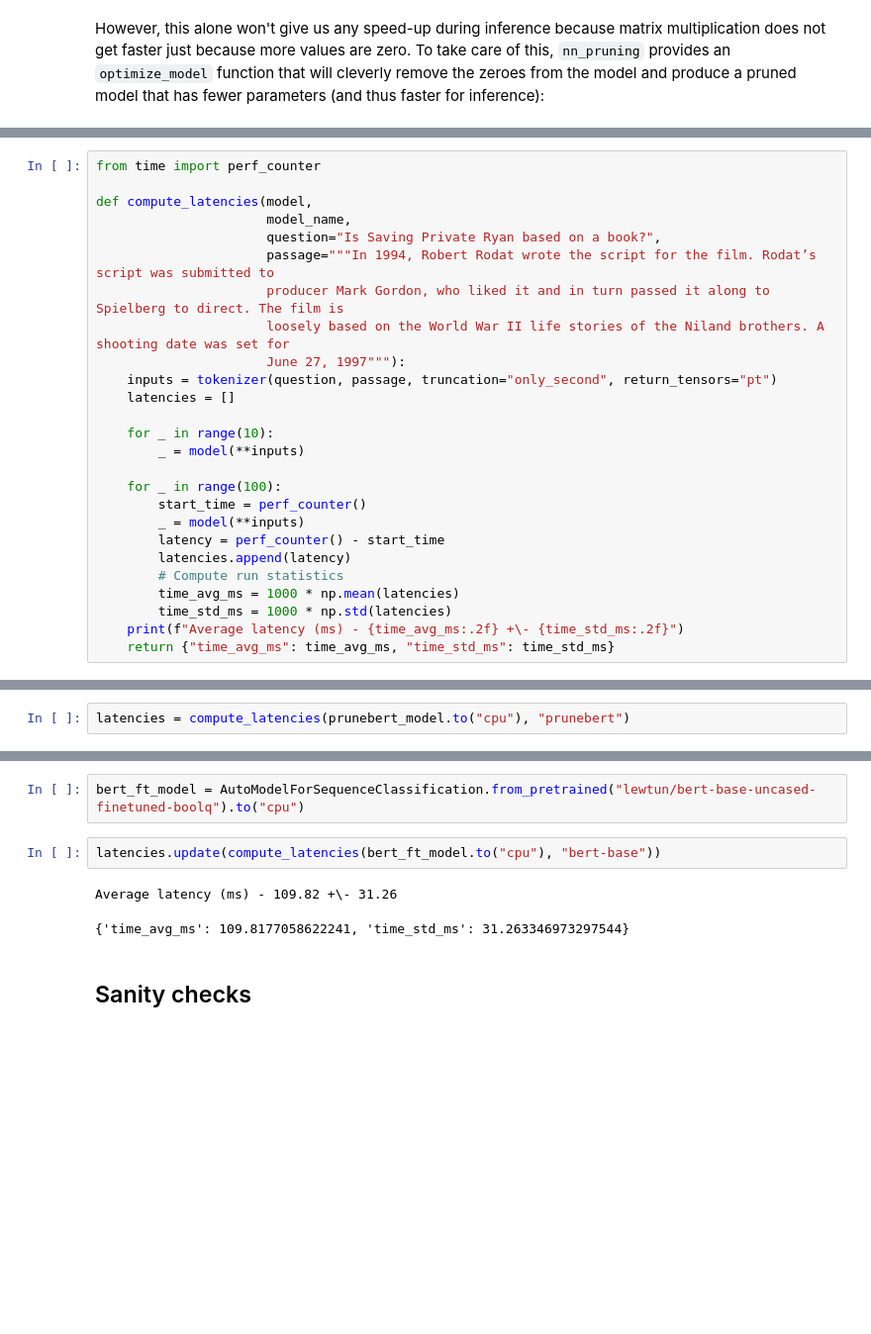
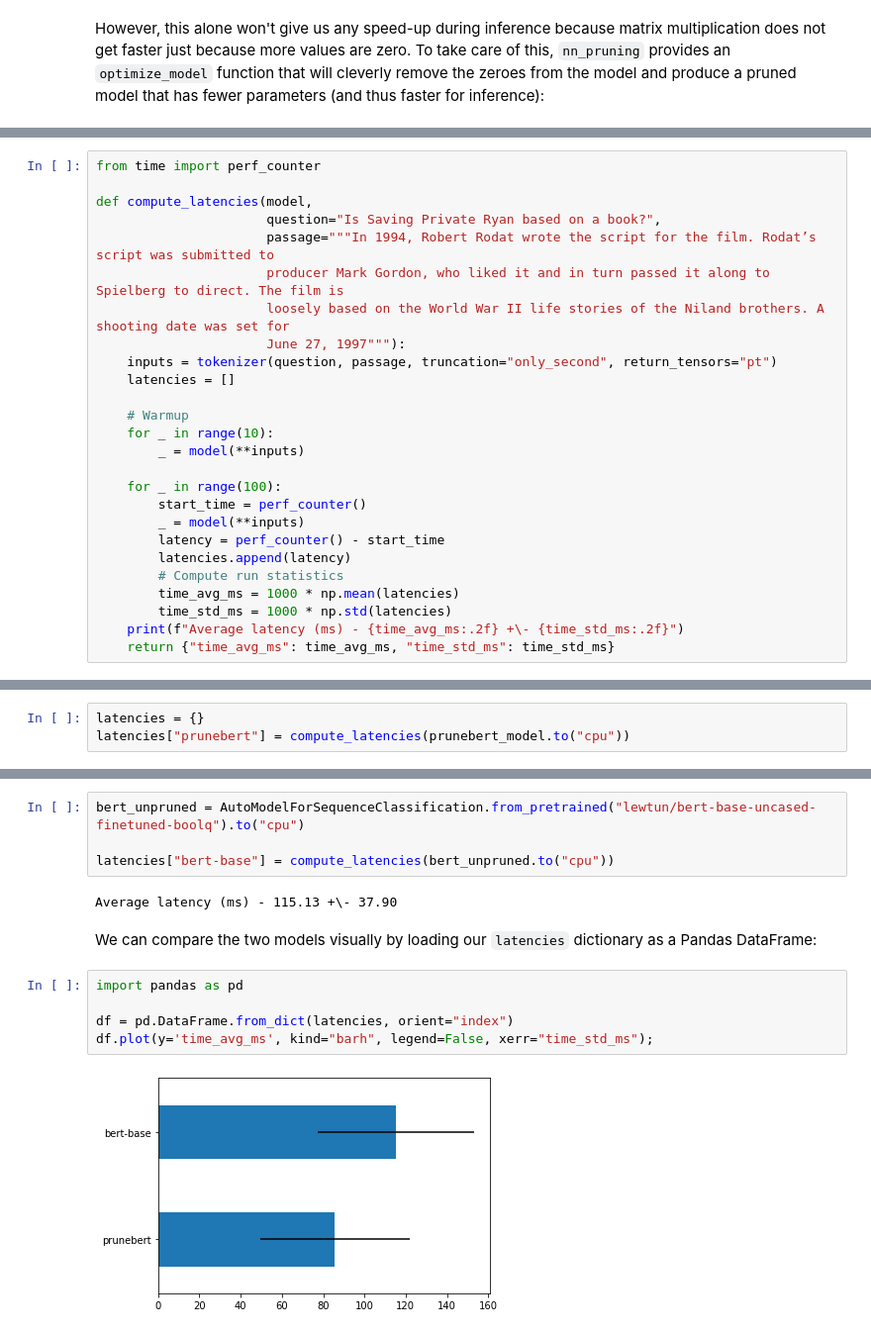
Before and after one commit to huggingface/nn_pruning, a Jupyter notebook: documentation/notebooks/01-sparse-trainer.ipynb, the cells around one changed output, grey strips where cells are left out. Shown at 99% size. Saved outputs shown, nothing was run; the diff lists cells and outputs as text; blank space fills up the shorter version.

```diff
--- a/documentation/notebooks/01-sparse-trainer.ipynb
+++ b/documentation/notebooks/01-sparse-trainer.ipynb
@@ -305,7 +317,6 @@ prunebert_model.num_parameters() / bert_model.num_parameters()
 from time import perf_counter
 
 def compute_latencies(model,
-                      model_name,
                       question="Is Saving Private Ryan based on a book?",
                       passage="""In 1994, Robert Rodat wrote the script for the film. Rodat’s script was submitted to
                       producer Mark Gordon, who liked it and in turn passed it along to Spielberg to direct. The film is
@@ -314,6 +325,7 @@ def compute_latencies(model,
     inputs = tokenizer(question, passage, truncation="only_second", return_tensors="pt")
     latencies = []
 
+    # Warmup
     for _ in range(10):
         _ = model(**inputs)
 
@@ -330,3 +344,4 @@ def compute_latencies(model,
 # %%
-latencies = compute_latencies(prunebert_model.to("cpu"), "prunebert")
+latencies = {}
+latencies["prunebert"] = compute_latencies(prunebert_model.to("cpu"))
 # %% [output]
@@ -334,9 +351,15 @@ Average latency (ms) - 164.78 +\- 93.01
 # %%
-bert_ft_model = AutoModelForSequenceClassification.from_pretrained("lewtun/bert-base-uncased-finetuned-boolq").to("cpu")
+bert_unpruned = AutoModelForSequenceClassification.from_pretrained("lewtun/bert-base-uncased-finetuned-boolq").to("cpu")
+
+latencies["bert-base"] = compute_latencies(bert_unpruned.to("cpu"))
+# %% [output]
+Average latency (ms) - 115.13 +\- 37.90
-# %%
-latencies.update(compute_latencies(bert_ft_model.to("cpu"), "bert-base"))
-# %% [output]
-Average latency (ms) - 109.82 +\- 31.26
-{'time_avg_ms': 109.8177058622241, 'time_std_ms': 31.263346973297544}
-# %% [markdown]
-## Sanity checks
+# %% [markdown]
+We can compare the two models visually by loading our `latencies` dictionary as a Pandas DataFrame:
+# %%
+import pandas as pd
+
+df = pd.DataFrame.from_dict(latencies, orient="index")
+df.plot(y='time_avg_ms', kind="barh", legend=False, xerr="time_std_ms");
+# %% [output]
+[figure, added]
```
Also changed, not shown: parts of 20 cells of this notebook.
